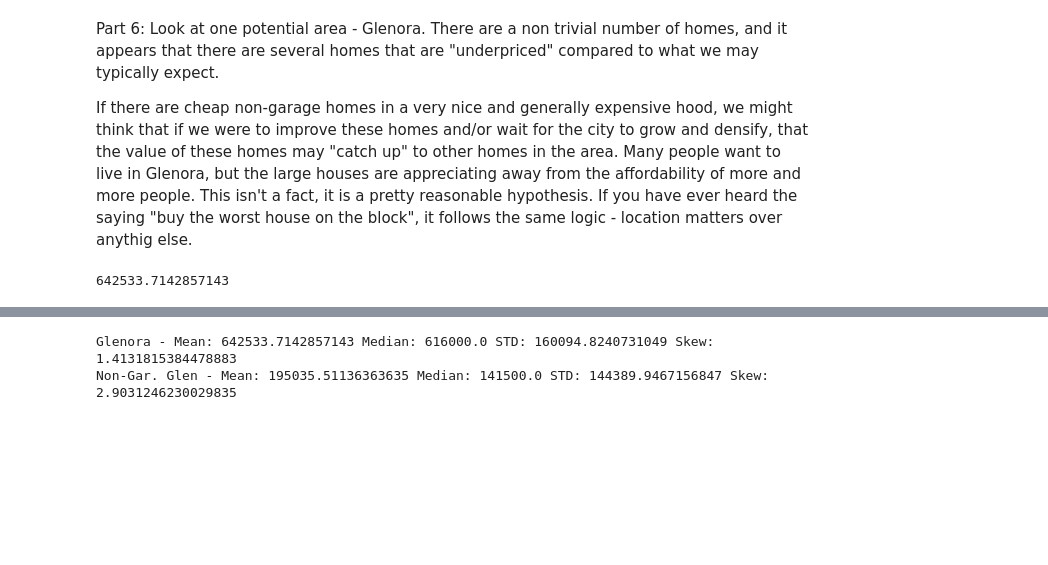
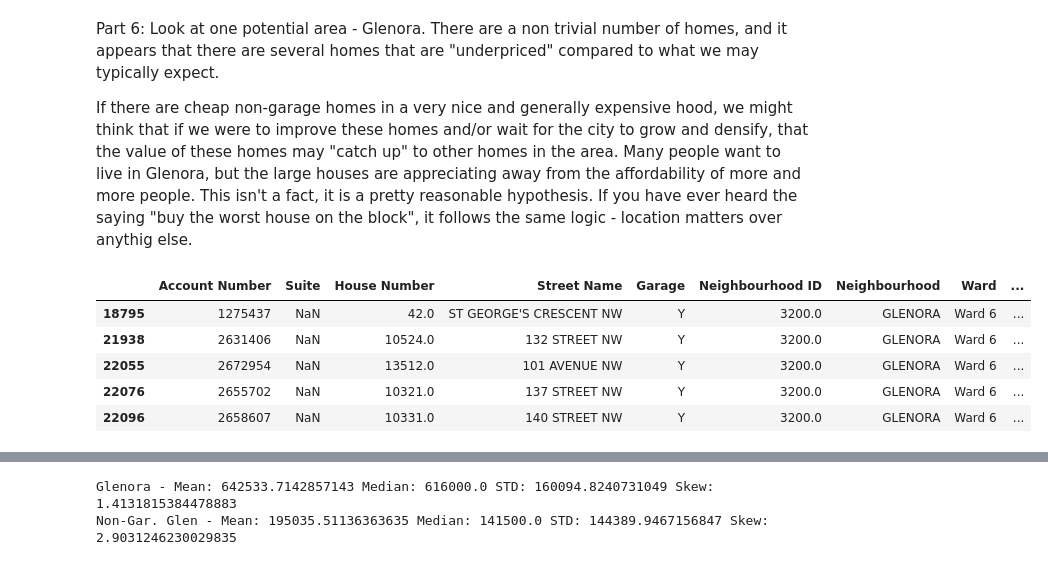
Before and after one commit to allyryry/BasicClassExamples, a Jupyter notebook: 1_Var_EDA_sol.ipynb, the cells around one changed output, grey strips where cells are left out. Saved outputs shown, nothing was run; the diff lists cells and outputs as text; code cells hidden in the pictures; blank space fills up the shorter version.

```diff
--- a/1_Var_EDA_sol.ipynb
+++ b/1_Var_EDA_sol.ipynb
@@ -320,10 +313,15 @@ dtGlen = dt[dt["Neighbourhood"]=="GLENORA"]
 # %%
 #Create dataframe with all the garaged homes in Glenora, so we can compare.
 glen = df[(df["Neighbourhood"]=="GLENORA") & (df["Garage"] == "Y")]
 glen["Assessed Value"].mean()
-#glen.head()
+glen.head()
 # %% [output]
-642533.7142857143
+|  | Account Number | Suite | House Number | Street Name | Garage | Neighbourhood ID | Neighbourhood | Ward | ... |
+| 18795 | 1275437 | NaN | 42.0 | ST GEORGE'S CRESCENT NW | Y | 3200.0 | GLENORA | Ward 6 | ... |
+| 21938 | 2631406 | NaN | 10524.0 | 132 STREET NW | Y | 3200.0 | GLENORA | Ward 6 | ... |
+| 22055 | 2672954 | NaN | 13512.0 | 101 AVENUE NW | Y | 3200.0 | GLENORA | Ward 6 | ... |
+| 22076 | 2655702 | NaN | 10321.0 | 137 STREET NW | Y | 3200.0 | GLENORA | Ward 6 | ... |
+| 22096 | 2658607 | NaN | 10331.0 | 140 STREET NW | Y | 3200.0 | GLENORA | Ward 6 | ... |
 # %%
 #Plot Glenora's homes - garage vs none.
 sns.distplot(dtGlen["Assessed Value"], hist_kws={"label":"Condos"}, kde_kws={"label":"Condo PDF"},)
```
Also changed, not shown: parts of 7 cells of this notebook, 1 other file.
